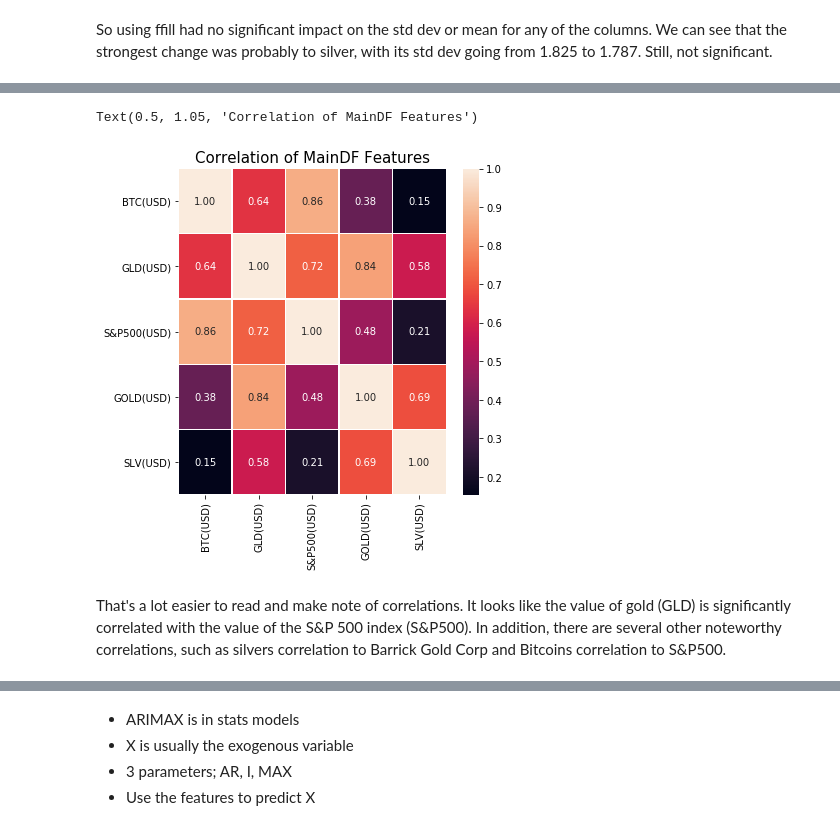
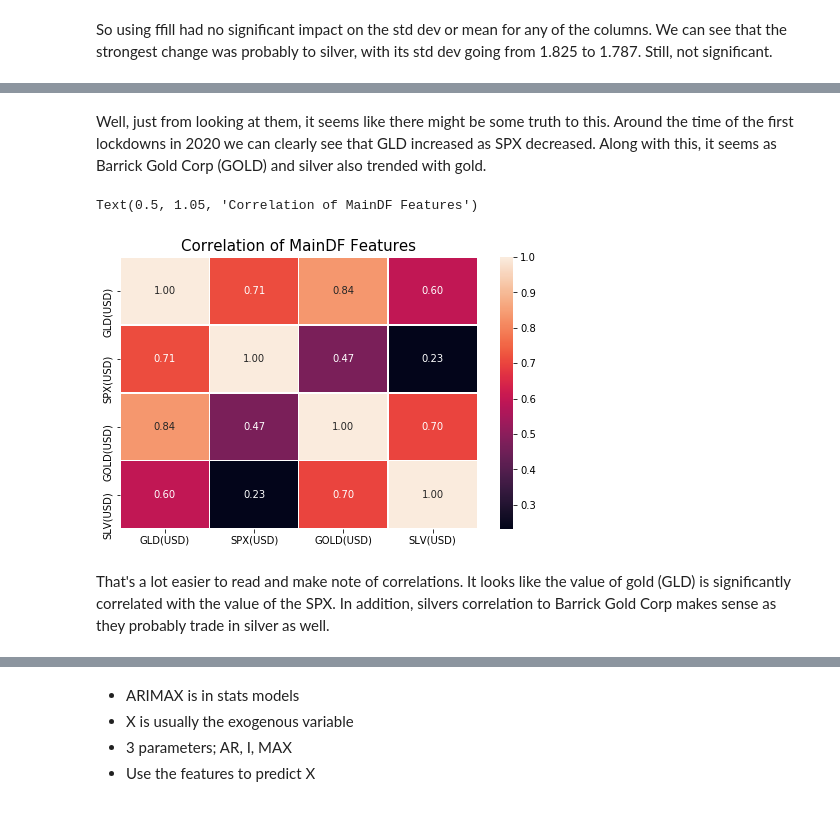
Before and after one commit to Shane-McCallum/ARIMAX-Gold-and-S-P500-Time-Series, a Jupyter notebook: THE WORK BOOK.ipynb, the cells around one changed output, grey strips where cells are left out. Saved outputs shown, nothing was run; the diff lists cells and outputs as text; code cells hidden in the pictures.

```diff
--- a/THE WORK BOOK.ipynb
+++ b/THE WORK BOOK.ipynb
@@ -185,7 +119,7 @@ show_na(maindf)
 # %%
 # Import the next csv and repeat
-sp500=pd.read_csv('SP500 2007-2020.csv', sep=',', header=7)
-sp500.head()
+SP500=pd.read_csv('SP500 2007-2020.csv', sep=',', header=7)
+SP500.head()
 # %% [output]
 |  | date | value |
 | 0 | 2007-08-27 | 1466.79 |
@@ -194,8 +128,8 @@ sp500.head()
 | 3 | 2007-08-30 | 1457.64 |
 | 4 | 2007-08-31 | 1473.99 |
 # %%
-sp500['date'] = pd.to_datetime(sp500['date'])
-sp500.head()
+SP500['date'] = pd.to_datetime(SP500['date'])
+SP500.head()
 # %% [output]
 |  | date | value |
 | 0 | 2007-08-27 | 1466.79 |
@@ -205,6 +139,6 @@ sp500.head()
 | 4 | 2007-08-31 | 1473.99 |
 # %%
 # Rename columns for appropriate representation.
-sp500.columns = ['Date', 'S&P500(USD)']
-sp500.head()
+SP500.columns = ['Date', 'SPX(USD)']
+SP500.head()
 # %% [output]
@@ -215,8 +149,7 @@ sp500.head()
 | 3 | 2007-08-30 | 1457.64 |
 | 4 | 2007-08-31 | 1473.99 |
 # %%
-# Since GLD and S&P500 are both stock indexes,
-# they should have almost identical Nan's.
-maindf=maindf.merge(sp500, how='left', on='Date')
+# Since GLD and S&P500 are both stock indexes, they should have almost identical Nan's.
+maindf=maindf.merge(SP500, how='left', on='Date')
 maindf
 # %% [output]
@@ -419,16 +362,18 @@ Welp, it appears that Bitcoin has had such high values and variability that we c
+# %% [markdown]
+Well, just from looking at them, it seems like there might be some truth to this. Around the time of the first lockdowns in 2020 we can clearly see that GLD increased as SPX decreased. Along with this, it seems as Barrick Gold Corp (GOLD) and silver also trended with gold.
 # %%
 corr = maindf.corr()
-plt.figure(figsize = (6,6))
+plt.figure(figsize = (8,5))
 sns.heatmap(corr,
            xticklabels=corr.columns.values,
            yticklabels=corr.columns.values,
            annot=True, fmt='.2f', linewidths=.30)
 plt.title('Correlation of MainDF Features', y =1.05,  size=15)
 # %% [output]
 Text(0.5, 1.05, 'Correlation of MainDF Features')
-[figure, old version]
+[figure, new version]
 # %% [markdown]
-That's a lot easier to read and make note of correlations. It looks like the value of gold (GLD) is significantly correlated with the value of the S&P 500 index (S&P500). In addition, there are several other noteworthy correlations, such as silvers correlation to Barrick Gold Corp and Bitcoins correlation to S&P500.
+That's a lot easier to read and make note of correlations. It looks like the value of gold (GLD) is significantly correlated with the value of the SPX. In addition, silvers correlation to Barrick Gold Corp makes sense as they probably trade in silver as well.
 # %%
 # Correlation Scores:
 print(corr['GLD(USD)'].sort_values(ascending =False), '\n')
```
Also changed, not shown: parts of 65 cells of this notebook.
